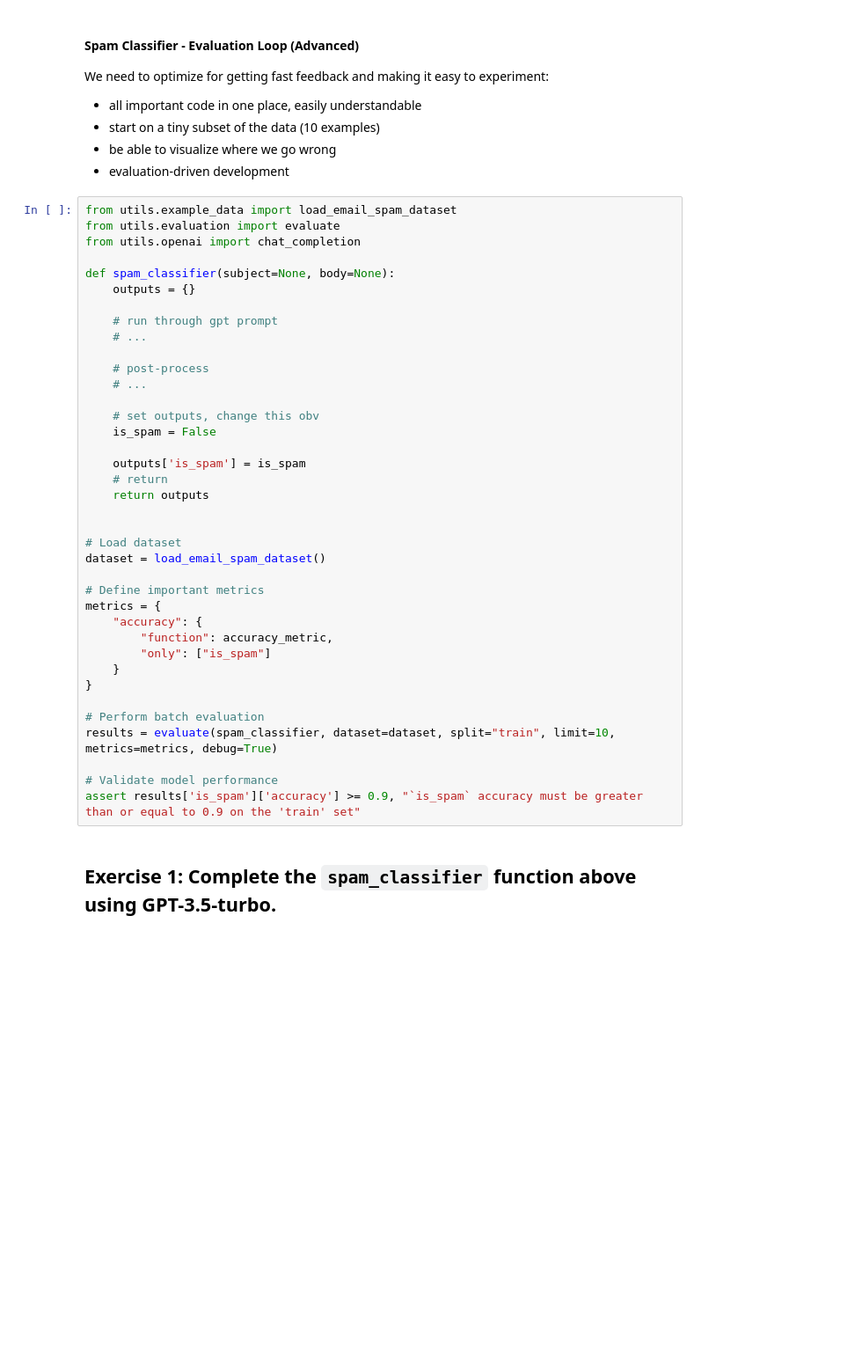
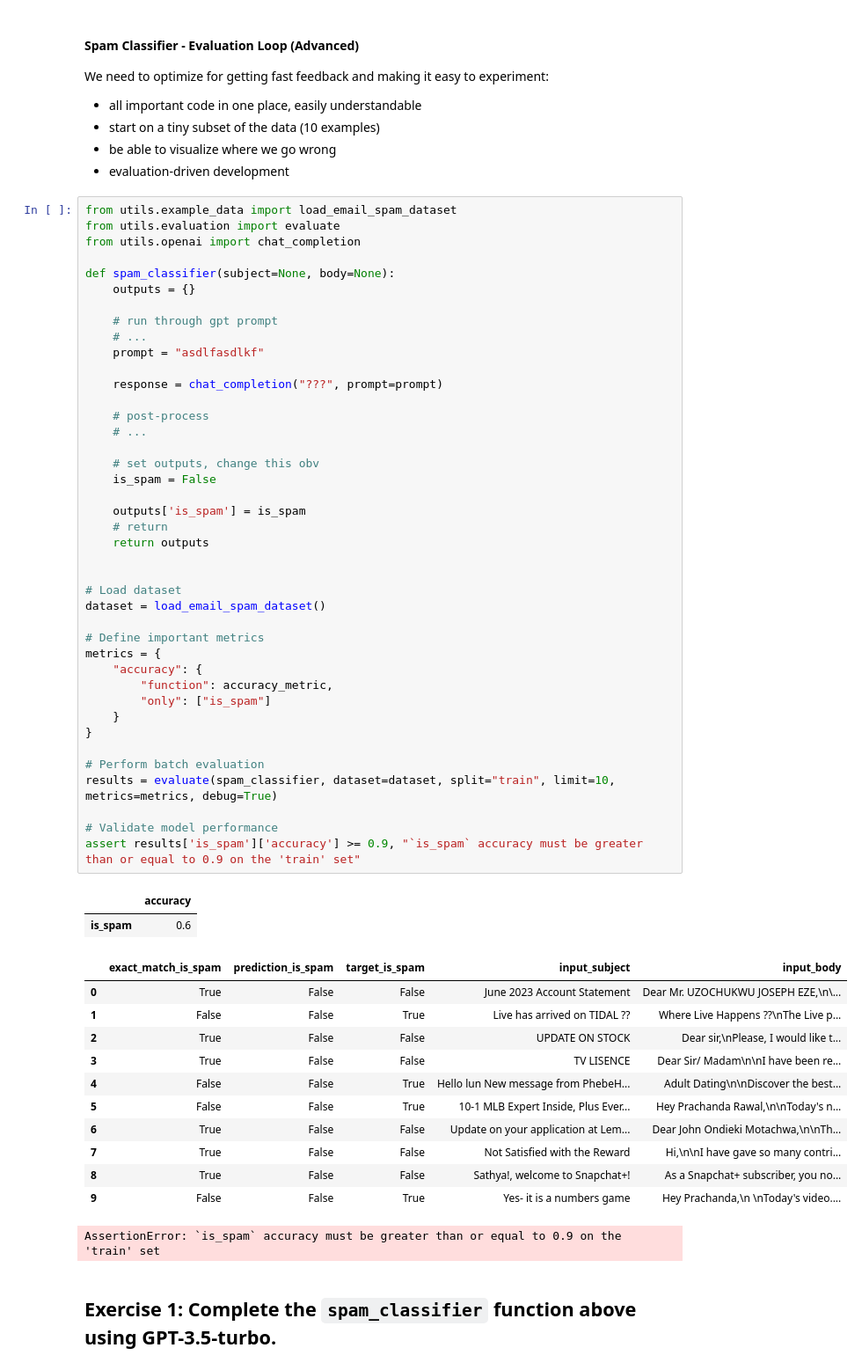
Before and after one commit to ericmichael/building-ai-apps-lectures, a Jupyter notebook: 04_classification.ipynb, the cells around one changed output. Shown: that part at 88% size. Saved outputs shown, nothing was run; the diff lists cells and outputs as text; blank space fills up the shorter version.

```diff
--- a/04_classification.ipynb
+++ b/04_classification.ipynb
@@ -208,34 +225,52 @@ def spam_classifier(subject=None, body=None):
 
     # run through gpt prompt
     # ...
+    prompt = "asdlfasdlkf"
+
+    response = chat_completion("???", prompt=prompt)
 
     # post-process
     # ...
 
     # set outputs, change this obv
     is_spam = False
 
     outputs['is_spam'] = is_spam
     # return
     return outputs
 
 
 # Load dataset
 dataset = load_email_spam_dataset()
 
 # Define important metrics
 metrics = {
     "accuracy": {
         "function": accuracy_metric,
         "only": ["is_spam"]
     }
 }
 
 # Perform batch evaluation
 results = evaluate(spam_classifier, dataset=dataset, split="train", limit=10, metrics=metrics, debug=True)
 
 # Validate model performance
 assert results['is_spam']['accuracy'] >= 0.9, "`is_spam` accuracy must be greater than or equal to 0.9 on the 'train' set"
+# %% [output]
+|  | accuracy |
+| is_spam | 0.6 |
+|  | exact_match_is_spam | prediction_is_spam | target_is_spam | input_subject | input_body |
+| 0 | True | False | False | June 2023 Account Statement | Dear Mr. UZOCHUKWU JOSEPH EZE,\n\... |
+| 1 | False | False | True | Live has arrived on TIDAL ?? | Where Live Happens ??\nThe Live p... |
+| 2 | True | False | False | UPDATE ON STOCK | Dear sir,\nPlease, I would like t... |
+| 3 | True | False | False | TV LISENCE | Dear Sir/ Madam\n\nI have been re... |
+| 4 | False | False | True | Hello lun New message from PhebeH... | Adult Dating\n\nDiscover the best... |
+| 5 | False | False | True | 10-1 MLB Expert Inside, Plus Ever... | Hey Prachanda Rawal,\n\nToday's n... |
+| 6 | True | False | False | Update on your application at Lem... | Dear John Ondieki Motachwa,\n\nTh... |
+| 7 | True | False | False | Not Satisfied with the Reward | Hi,\n\nI have gave so many contri... |
+| 8 | True | False | False | Sathya!, welcome to Snapchat+! | As a Snapchat+ subscriber, you no... |
+| 9 | False | False | True | Yes- it is a numbers game | Hey Prachanda,\n \nToday's video.... |
+AssertionError: `is_spam` accuracy must be greater than or equal to 0.9 on the 'train' set
 # %% [markdown]
 ## Exercise 1: Complete the `spam_classifier` function above using GPT-3.5-turbo.
 # %% [markdown]
```
Also changed, not shown: parts of 6 cells of this notebook, 3 other files.
